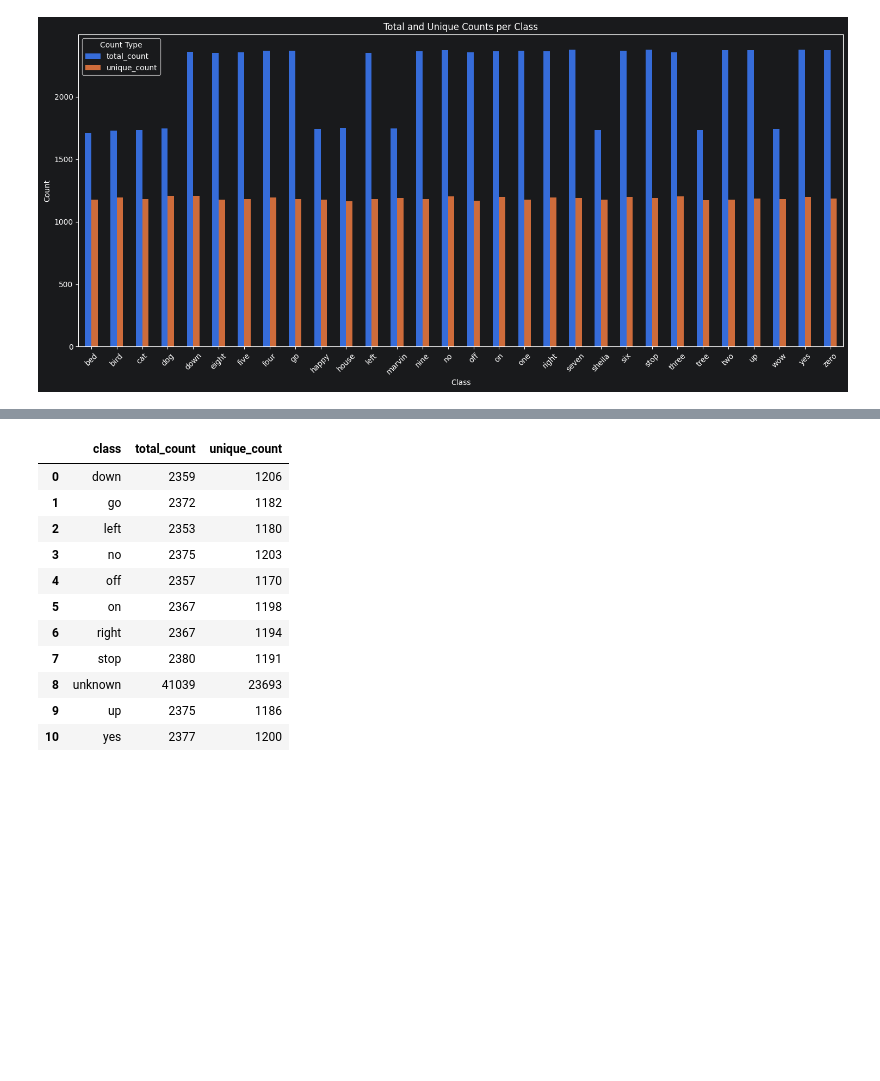
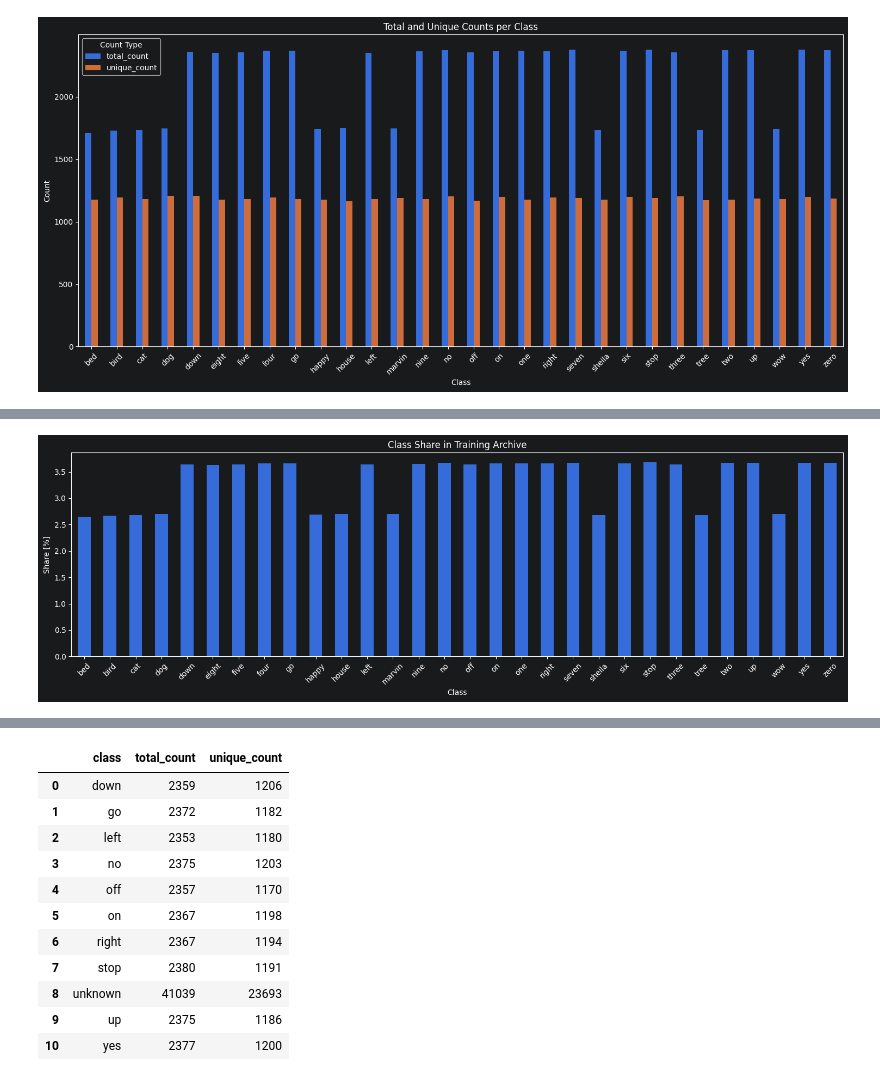
Before and after one commit to Mattioo7/transformers-speech-commands, a Jupyter notebook: 01_dataset_analysis.ipynb, the cells around one changed output, grey strips where cells are left out. Drawn from its saved outputs; the diff is of its cells as text; code cells hidden in the pictures; blank space fills up the shorter version.

```diff
--- a/01_dataset_analysis.ipynb
+++ b/01_dataset_analysis.ipynb
@@ -132,0 +164,6 @@ plot_counts(df, "Total and Unique Counts per Class")
+# %%
+class_balance = df.assign(
+    share_percent=lambda data: (100 * data["total_count"] / data["total_count"].sum()).round(2)
+)
+
+class_balance
@@ -132,0 +188,10 @@ plot_counts(df, "Total and Unique Counts per Class")
+# %%
+class_balance.plot(x="class", y="share_percent", kind="bar", figsize=(15, 5), legend=False)
+plt.title("Class Share in Training Archive")
+plt.xlabel("Class")
+plt.ylabel("Share [%]")
+plt.xticks(rotation=45)
+plt.tight_layout()
+plt.show()
+# %% [output]
+[figure, added]
```
Also changed, not shown: parts of 17 cells of this notebook, 2 other files.
